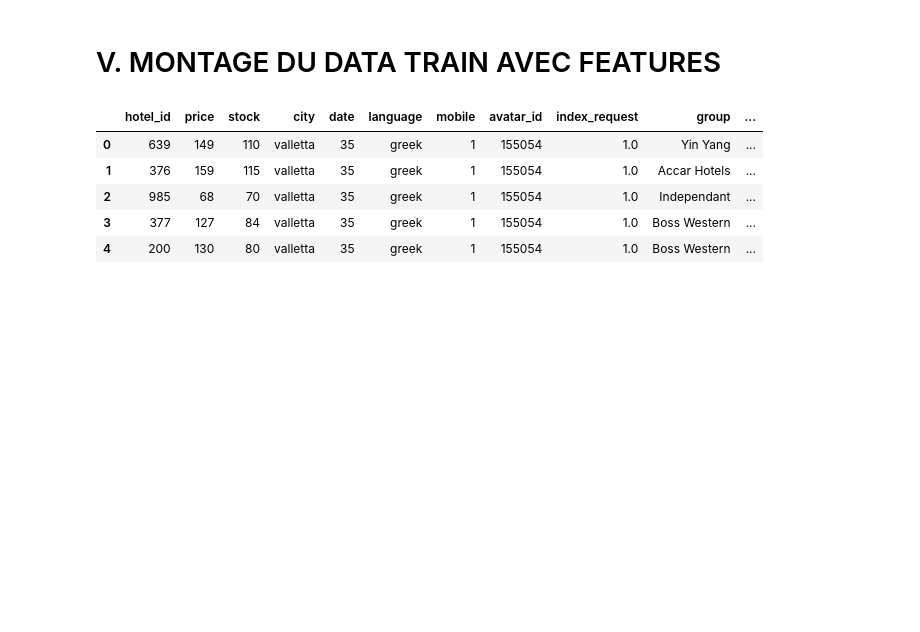
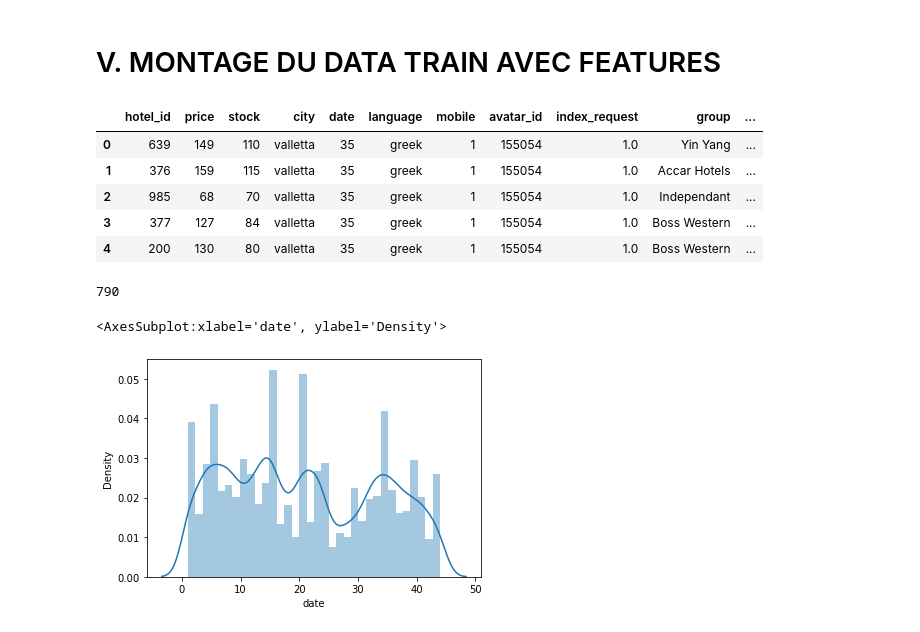
Before and after one commit to elisaduz/Defi-IA-2023, a Jupyter notebook: requetes2.ipynb, the cells around one changed output. Saved outputs shown, nothing was run; the diff lists cells and outputs as text; code cells hidden in the pictures; blank space fills up the shorter version.

```diff
--- a/requetes2.ipynb
+++ b/requetes2.ipynb
@@ -314,3 +312,13 @@ pricing_requests.head()
 pricing_requests.to_csv('./Datatrain/TRAIN_requete2_features.csv')
 # %%
 hotels = pd.read_csv('features_hotels.csv', index_col=['hotel_id', 'city'])
+# %%
+compter
+# %% [output]
+790
+# %%
+import seaborn as sns
+sns.distplot(pricing_requests['date'])
+# %% [output]
+<AxesSubplot:xlabel='date', ylabel='Density'>
+[figure, added]
```
Also changed, not shown: parts of 12 cells of this notebook, 3 other files.
